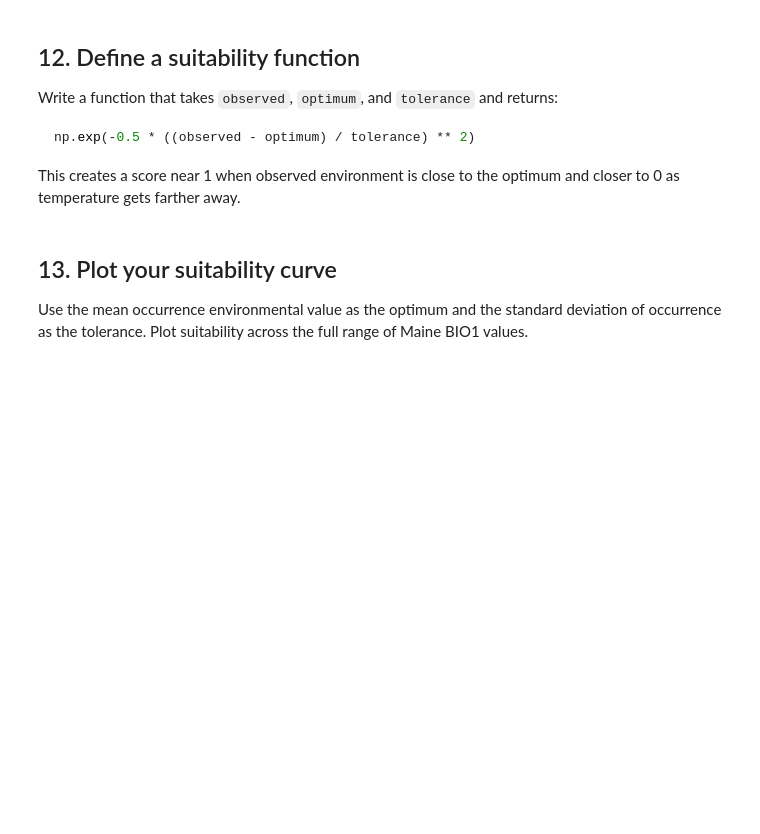
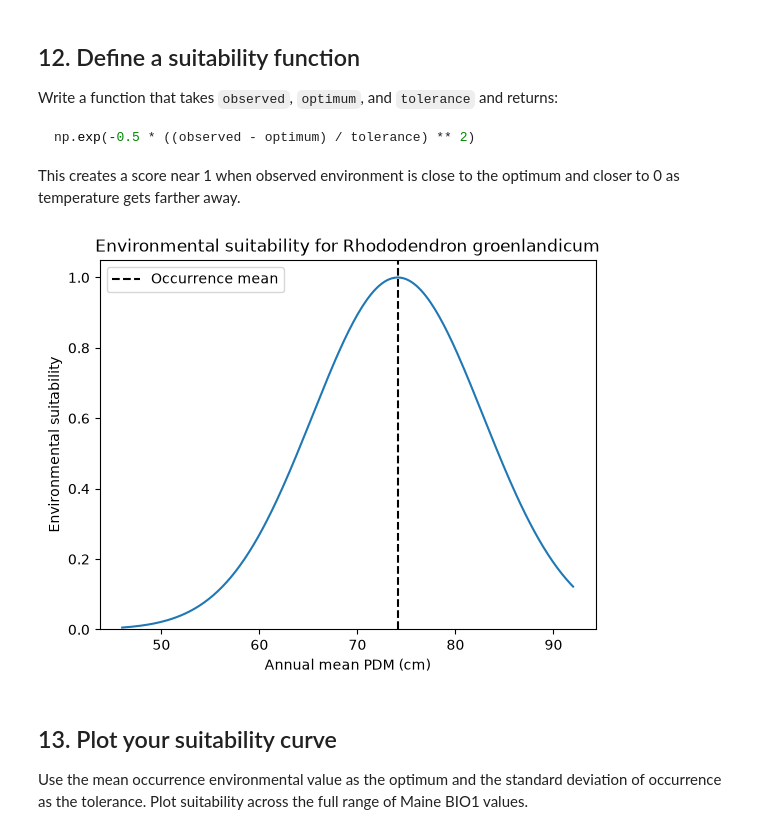
Before and after one commit to Braeclin/BIO597-SpatialBiodiversity, a Jupyter notebook: docs/assignments/Assignment-06-FirstPrinciplesSDM.ipynb, the cells around one changed output. Cells and saved outputs as stored; diff of their text form; code cells hidden in the pictures; blank space fills up the shorter version.

````diff
--- a/docs/assignments/Assignment-06-FirstPrinciplesSDM.ipynb
+++ b/docs/assignments/Assignment-06-FirstPrinciplesSDM.ipynb
@@ -193,10 +348,32 @@ np.exp(-0.5 * ((observed - optimum) / tolerance) ** 2)
 ```
 
 This creates a score near 1 when observed environment is close to the optimum and closer to 0 as temperature gets farther away.
-# %%
-def environmental_suitability(observed, optimum, tolerance):
-    # Replace this comment with the suitability calculation.
-    return __________
+# %%
+def environmental_suitability(observed, optimum, tolerance):
+    z = (observed - optimum) / tolerance
+    return np.exp(-0.5 * z**2)
+x_pdm = np.linspace(
+    float(np.nanmin(bio14_maine_cm.values)),
+    float(np.nanmax(bio14_maine_cm.values)),
+    200,
+)
+
+suitability_curve = environmental_suitability(
+    x_pdm,
+    optimum=presence_mean,
+    tolerance=presence_sd,
+    )
+
+plt.plot(x_pdm, suitability_curve)
+plt.axvline(presence_mean, color="black", linestyle="--", label="Occurrence mean")
+plt.xlabel("Annual mean PDM (cm)")
+plt.ylabel("Environmental suitability")
+plt.ylim(0, 1.05)
+plt.title(f"Environmental suitability for {target_species}")
+plt.legend()
+plt.show()
+# %% [output]
+[figure, added]
 # %% [markdown]
 ## 13. Plot your suitability curve
 
````
Also changed, not shown: parts of 27 cells of this notebook.
